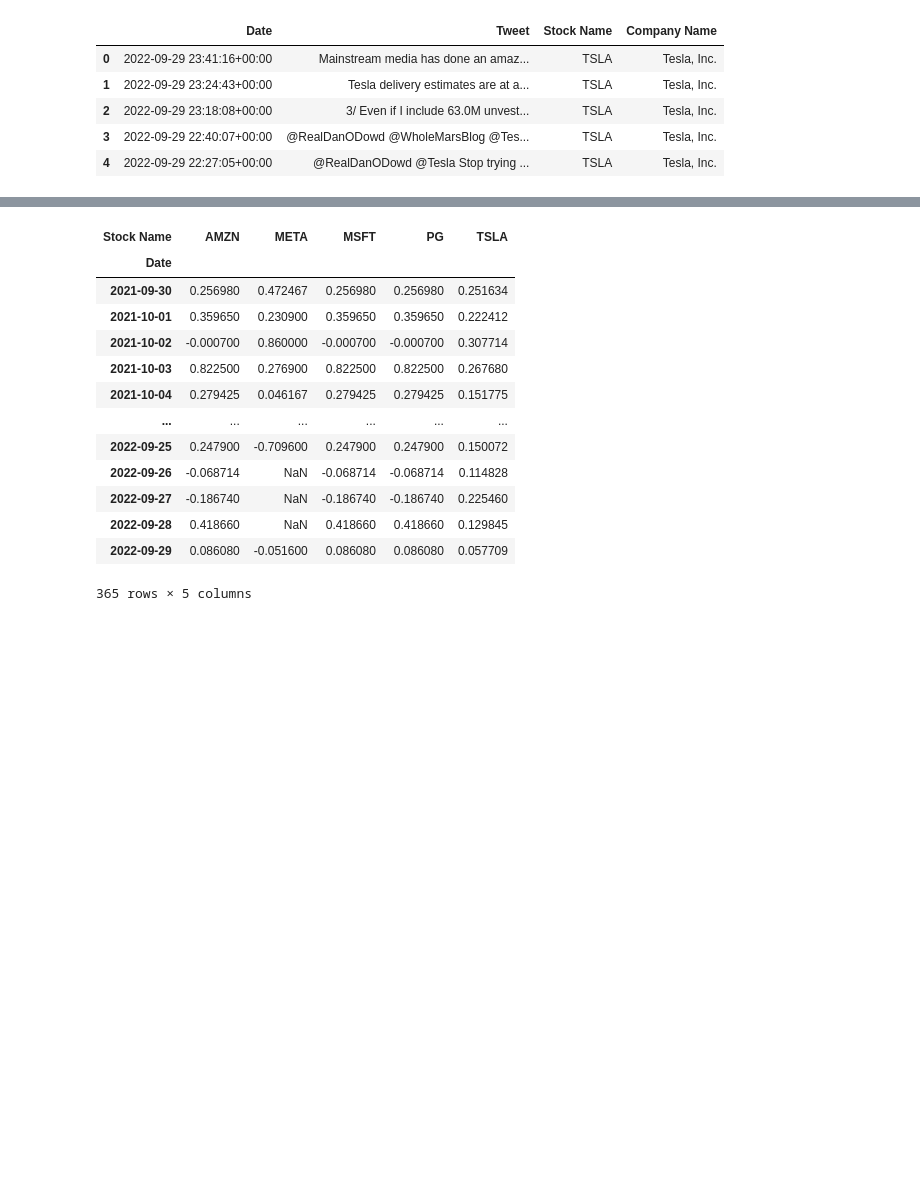
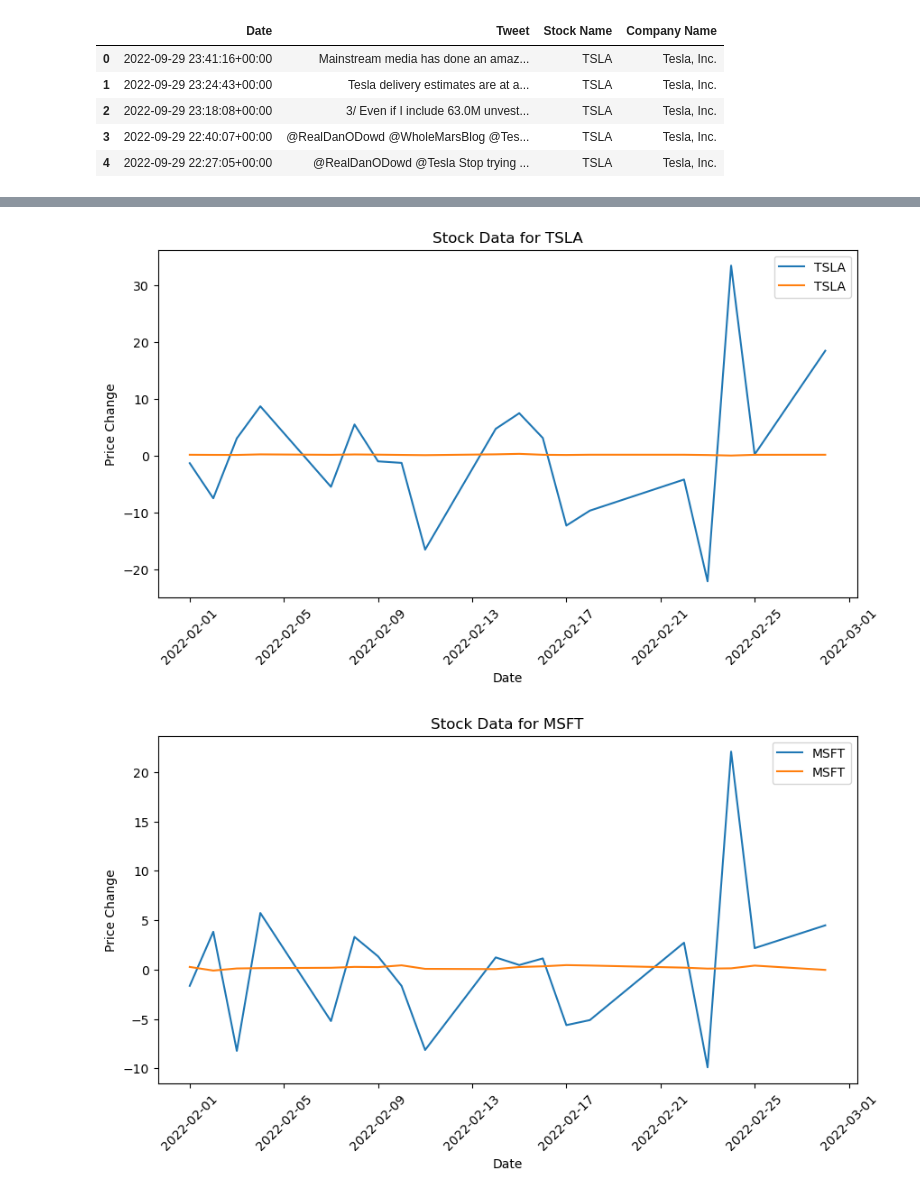
Before and after one commit to AngieP48/project-3, a Jupyter notebook: Marks Code.ipynb, the cells around one changed output, grey strips where cells are left out. Drawn from its saved outputs; the diff is of its cells as text; code cells hidden in the pictures; blank space fills up the shorter version.

```diff
--- a/Marks Code.ipynb
+++ b/Marks Code.ipynb
@@ -212,0 +196,3 @@ tweet_data_df.head(20)
+# %%
+mean_score_df = filtered_tweet_data_df.groupby(['Date', 'Stock Name'])['compound'].mean()
+print(mean_score_df)  # Check the structure of the result here
@@ -238,0 +237,3 @@ mean_score_df
+# %%
+mean_score_df.set_index('Date')
+mean_score_df.columns
@@ -239,7 +242,12 @@ mean_score_df
 # %%
-new_stock_data_df = test_stock_data_df[['Date', 'Stock Name', 'Open', 'Close', 'Price Change']]
+
+filtered_stock_data_df.loc[:, 'Date'] = pd.to_datetime(filtered_stock_data_df['Date'])
+mean_score_df.loc[:, 'Date'] = pd.to_datetime(mean_score_df['Date'])
+
+new_stock_data_df = filtered_stock_data_df[['Date', 'Stock Name', 'Open', 'Close', 'Price Change']]
 new_tweet_data_df = mean_score_df[['Date', 'Stock Name', 'compound']]
 merged_df = pd.merge(new_stock_data_df, new_tweet_data_df, on=['Date', 'Stock Name'], how='inner')
+# merged_df.set_index('Date', inplace=True)
 
-merged_df
+merged_df.head()
 # %% [output]
@@ -247,19 +260,24 @@ KeyError: "['Date', 'Stock Name'] not in index"
-# %%
-condensed_df = mean_score_df.unstack()
-
-condensed_df
-# %% [output]
-| Stock Name | AMZN | META | MSFT | PG | TSLA |
-| Date |  |  |  |  |  |
-| 2021-09-30 | 0.256980 | 0.472467 | 0.256980 | 0.256980 | 0.251634 |
-| 2021-10-01 | 0.359650 | 0.230900 | 0.359650 | 0.359650 | 0.222412 |
-| 2021-10-02 | -0.000700 | 0.860000 | -0.000700 | -0.000700 | 0.307714 |
-| 2021-10-03 | 0.822500 | 0.276900 | 0.822500 | 0.822500 | 0.267680 |
-| 2021-10-04 | 0.279425 | 0.046167 | 0.279425 | 0.279425 | 0.151775 |
-| ... | ... | ... | ... | ... | ... |
-| 2022-09-25 | 0.247900 | -0.709600 | 0.247900 | 0.247900 | 0.150072 |
-| 2022-09-26 | -0.068714 | NaN | -0.068714 | -0.068714 | 0.114828 |
-| 2022-09-27 | -0.186740 | NaN | -0.186740 | -0.186740 | 0.225460 |
-| 2022-09-28 | 0.418660 | NaN | 0.418660 | 0.418660 | 0.129845 |
-| 2022-09-29 | 0.086080 | -0.051600 | 0.086080 | 0.086080 | 0.057709 |
-365 rows × 5 columns
+# %%
+# Define the specific date range
+merged_df['Date'] = pd.to_datetime(merged_df['Date'])
+start_date = '2022-01-01'
+end_date = '2022-03-31'
+
+merged_df = merged_df[(merged_df['Date'] >= start_date) & (merged_df['Date'] <= end_date)]
+
+for stock_name in stock_names_of_interest:
+    # Filter the DataFrame for the current stock
+    stock_df = merged_df[merged_df['Stock Name'] == stock_name]
+
+    # Plot the stock data
+    plt.figure(figsize=(10, 5))
+    plt.plot(stock_df['Date'], stock_df[['Price Change', 'compound']], label=stock_name)
+    plt.title(f'Stock Data for {stock_name}')
+    plt.xlabel('Date')
+    plt.xticks(rotation=45)
+    plt.ylabel('Price Change')
+    plt.legend()
+    plt.show()
+# %% [output]
+[figure, added]
+[figure, added]
```
Also changed, not shown: parts of 19 cells of this notebook, 1 other file.
